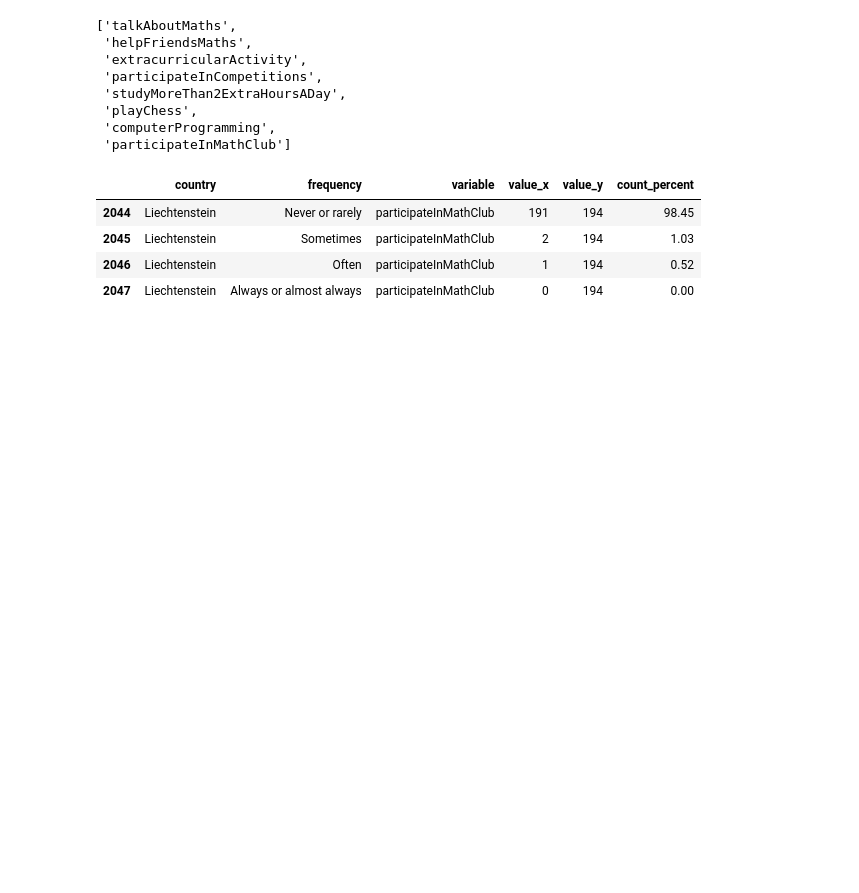
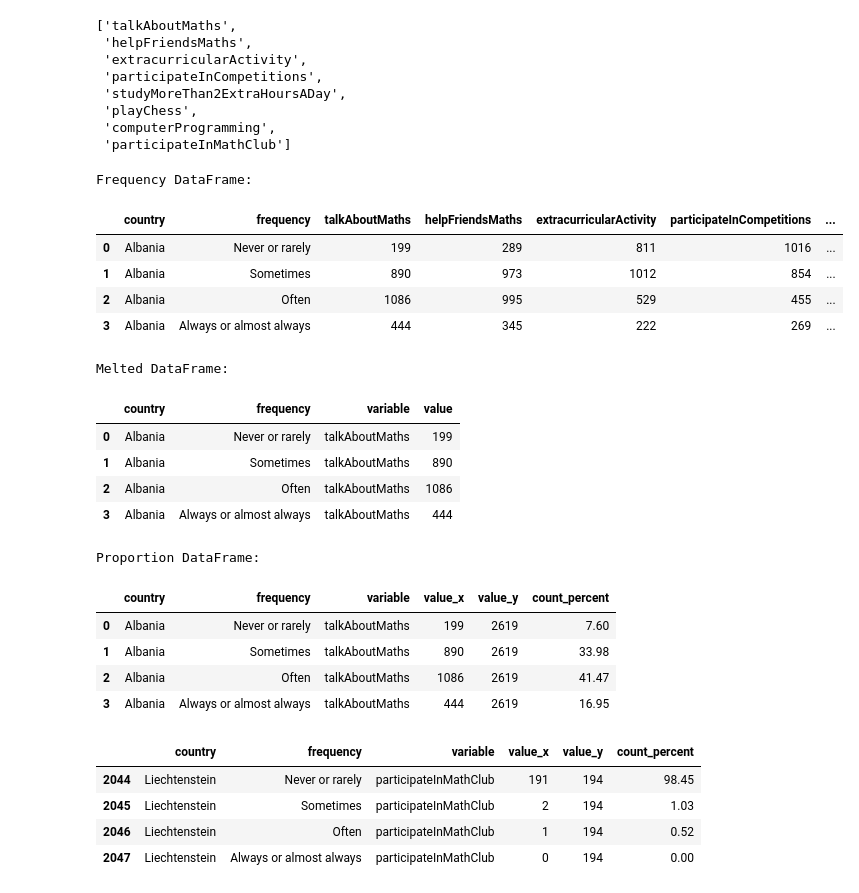
Before and after one commit to brunoassisp/PISA-Data-Viz-project, a Jupyter notebook: PISA_EDA.ipynb, the cells around one changed output. Drawn from its saved outputs; the diff is of its cells as text; code cells hidden in the pictures; blank space fills up the shorter version.

```diff
--- a/PISA_EDA.ipynb
+++ b/PISA_EDA.ipynb
@@ -178,15 +183,40 @@ df_student_behavior.columns[8:].tolist()
 # %%
 var_list = df_student_behavior.columns[8:].tolist()
 
 df_merge = get_df_for_variables(df_student_behavior, var_list)
+print('Frequency DataFrame:')
+display(df_merge.head(4))
 
 df_melt = pd.melt(df_merge, id_vars=['country', 'frequency'], value_vars=var_list)
+print('Melted DataFrame:')
+display(df_melt.head(4))
 
 total_freq_per_country_var = df_melt.groupby(['country', 'variable'], as_index=False).sum()[['country', 'variable', 'value']]
 
 df_proportion = df_melt.merge(total_freq_per_country_var, on=['country', 'variable'], how='inner')
 df_proportion['count_percent'] = (df_proportion['value_x'] * 1. / df_proportion['value_y']) * 100
 df_proportion['count_percent'] = df_proportion['count_percent'].astype(float).round(2)
+print('Proportion DataFrame:')
+df_proportion.head(4)
+# %% [output]
+Frequency DataFrame:
+|  | country | frequency | talkAboutMaths | helpFriendsMaths | extracurricularActivity | participateInCompetitions | ... |
+| 0 | Albania | Never or rarely | 199 | 289 | 811 | 1016 | ... |
+| 1 | Albania | Sometimes | 890 | 973 | 1012 | 854 | ... |
+| 2 | Albania | Often | 1086 | 995 | 529 | 455 | ... |
+| 3 | Albania | Always or almost always | 444 | 345 | 222 | 269 | ... |
+Melted DataFrame:
+|  | country | frequency | variable | value |
+| 0 | Albania | Never or rarely | talkAboutMaths | 199 |
+| 1 | Albania | Sometimes | talkAboutMaths | 890 |
+| 2 | Albania | Often | talkAboutMaths | 1086 |
+| 3 | Albania | Always or almost always | talkAboutMaths | 444 |
+Proportion DataFrame:
+|  | country | frequency | variable | value_x | value_y | count_percent |
+| 0 | Albania | Never or rarely | talkAboutMaths | 199 | 2619 | 7.60 |
+| 1 | Albania | Sometimes | talkAboutMaths | 890 | 2619 | 33.98 |
+| 2 | Albania | Often | talkAboutMaths | 1086 | 2619 | 41.47 |
+| 3 | Albania | Always or almost always | talkAboutMaths | 444 | 2619 | 16.95 |
 # %%
 df_proportion[(df_proportion['country'] == 'Liechtenstein') & (df_proportion['variable'] == 'participateInMathClub')]
 # %% [output]
```
Also changed, not shown: parts of 3 cells of this notebook, 1 other file.
